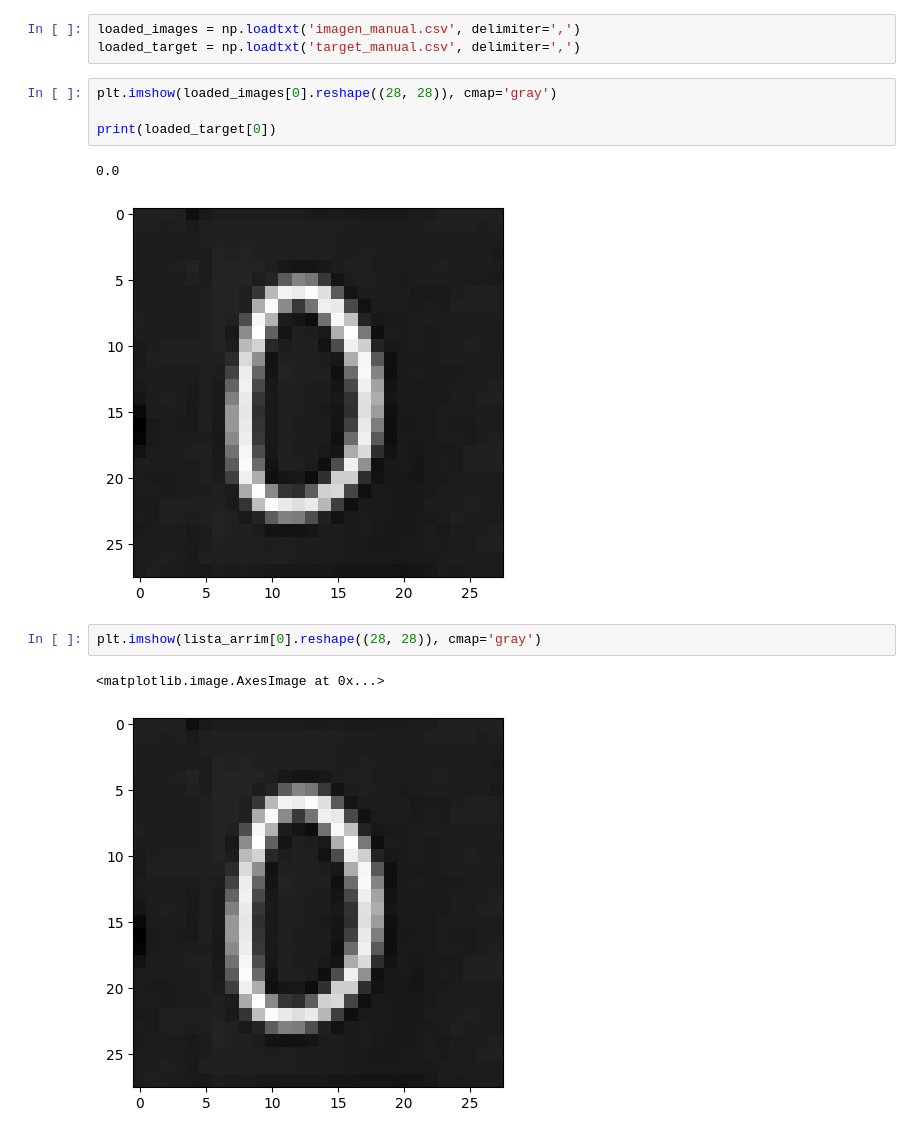
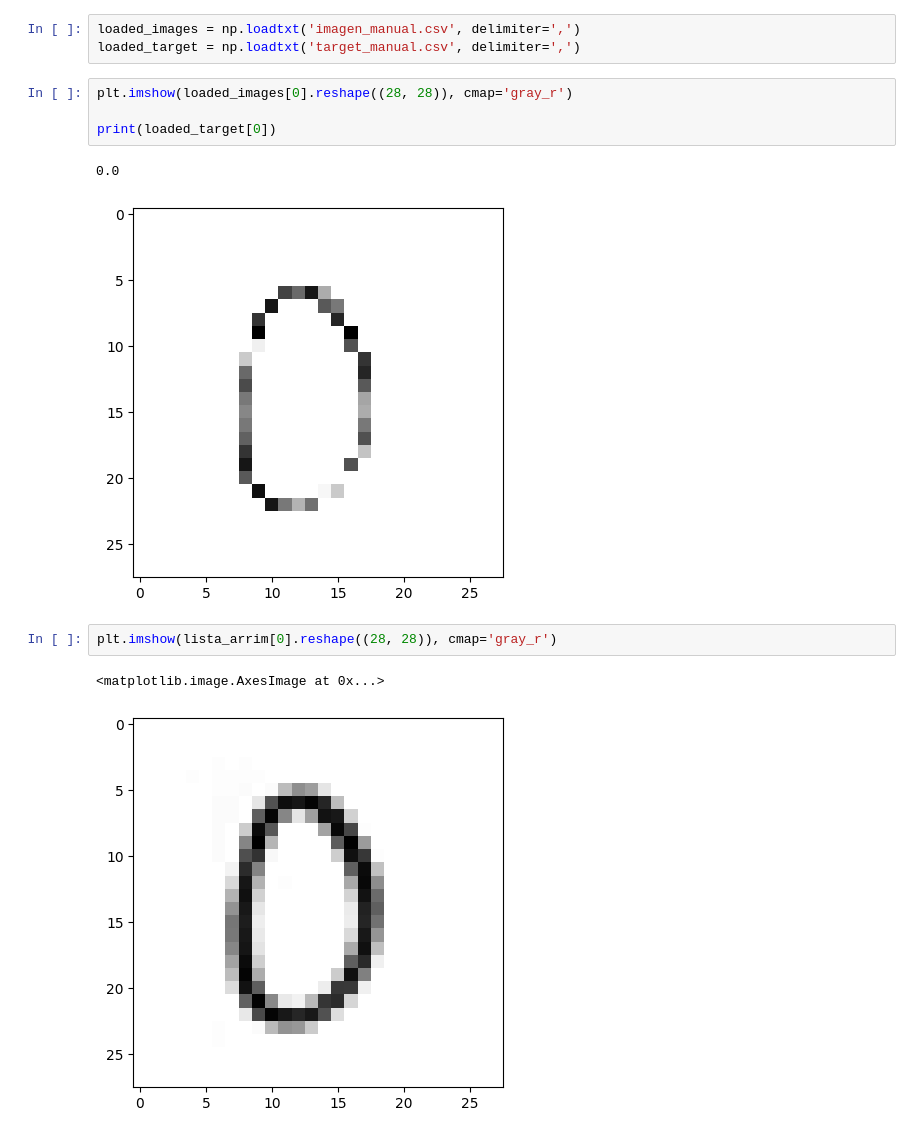
Before and after one commit to zusmoshijiku/proyecto-ingemat, a Jupyter notebook: formato_data.ipynb, the cells around one changed output. Drawn from its saved outputs; the diff is of its cells as text.

```diff
--- a/formato_data.ipynb
+++ b/formato_data.ipynb
@@ -36,14 +37,14 @@ print(a)
 loaded_images = np.loadtxt('imagen_manual.csv', delimiter=',')
 loaded_target = np.loadtxt('target_manual.csv', delimiter=',')
 # %%
-plt.imshow(loaded_images[0].reshape((28, 28)), cmap='gray')
+plt.imshow(loaded_images[0].reshape((28, 28)), cmap='gray_r')
 
 print(loaded_target[0])
 # %% [output]
 0.0
-[figure, old version]
+[figure, new version]
 # %%
-plt.imshow(lista_arrim[0].reshape((28, 28)), cmap='gray')
+plt.imshow(lista_arrim[0].reshape((28, 28)), cmap='gray_r')
 # %% [output]
 <matplotlib.image.AxesImage at 0x...>
-[figure, old version]
+[figure, new version]
```
Also changed, not shown: parts of 2 cells of this notebook, 2 other files.
